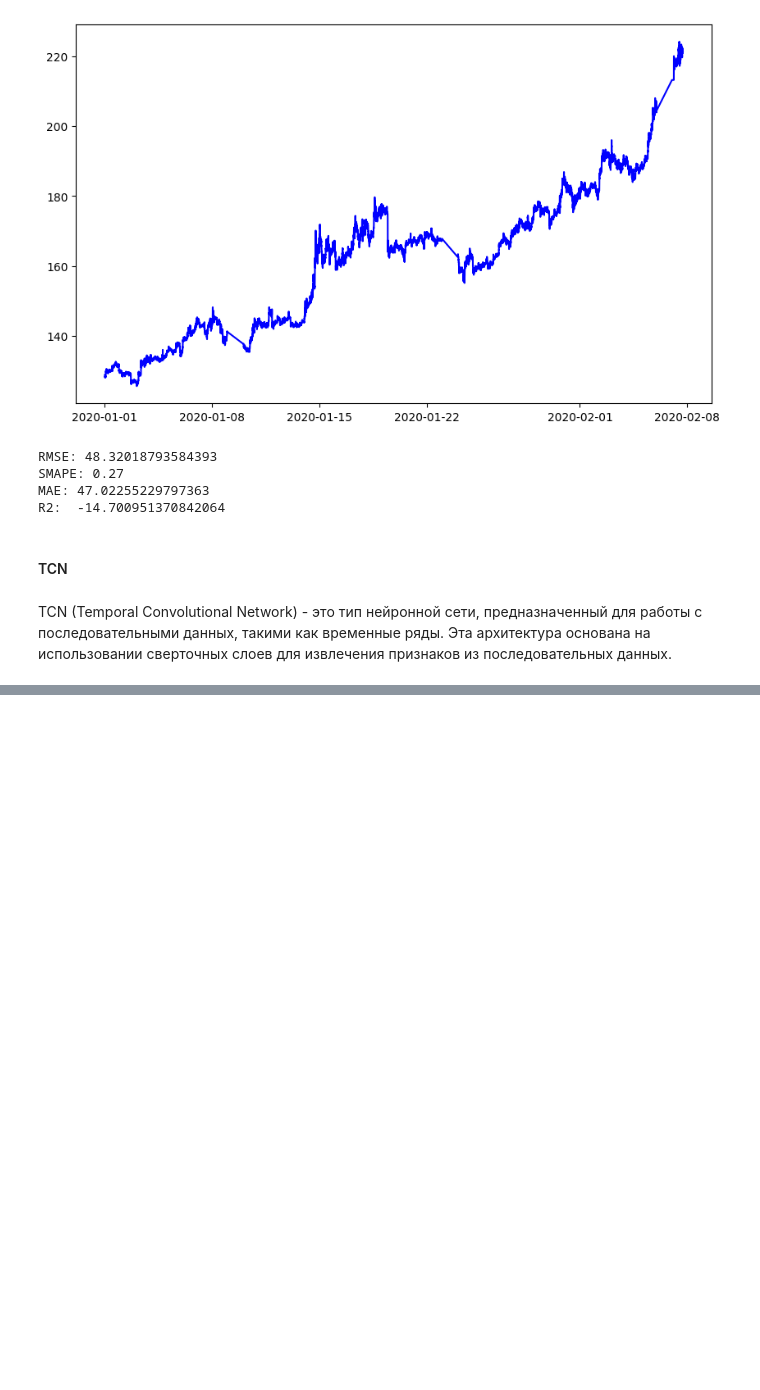
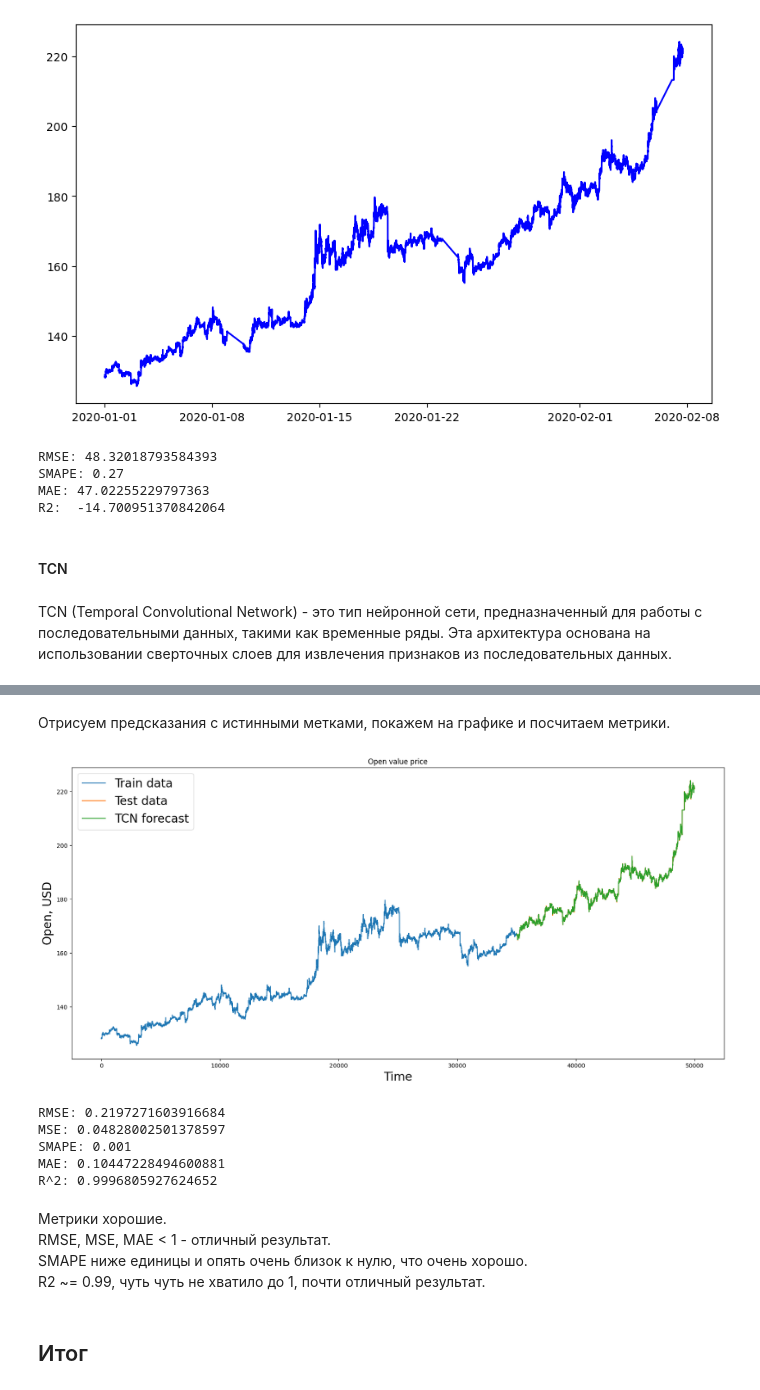
Before and after one commit to onedanoken/timeseries_homeworks, a Jupyter notebook: final_project/final_project.ipynb, the cells around one changed output, grey strips where cells are left out. Cells and saved outputs as stored; diff of their text form; code cells hidden in the pictures; blank space fills up the shorter version.

```diff
--- a/final_project/final_project.ipynb
+++ b/final_project/final_project.ipynb
@@ -1076,0 +1091,5 @@ TCN (Temporal Convolutional Network) - это тип нейронной сети
+# %%
+x_train = x[0:35000]
+y_train = y[0:35000]
+x_test = x[35000:]
+y_test = y[35000:]
@@ -1079,5 +1100,12 @@ from tensorflow.keras import Input, Model
 from tensorflow.keras.layers import Dense
 from tcn import TCN
 
-df_tcn = data
+
+i = Input(shape=(lookback_window, 1))
+m = TCN()(i)
+m = Dense(1, activation='linear')(m)
+
+model = Model(inputs=[i], outputs=[m])
+model.summary()
+model.compile('adam', 'mae')
 # %% [output]
@@ -1084,0 +1127,2 @@ ImportError: Could not find the DLL(s) 'msvcp140_1.dll'. TensorFlow requires tha
+# %%
+model.fit(x_train, y_train, epochs=150, verbose=0)
@@ -1084,0 +1133,2 @@ ImportError: Could not find the DLL(s) 'msvcp140_1.dll'. TensorFlow requires tha
+# %%
+y_pred = model.predict(x_test)
@@ -1084,0 +1137,47 @@ ImportError: Could not find the DLL(s) 'msvcp140_1.dll'. TensorFlow requires tha
+# %% [markdown]
+Отрисуем предсказания с истинными метками, покажем на графике и посчитаем метрики.
+# %%
+fig = plt.figure(figsize=(20, 9))
+dur = len(y_pred)
+size = int(len(x_train))
+
+plt.plot([i for i in range(0, size)], y_train, label='Train data')
+plt.plot([i for i in range(size - 1, size - 1 + dur)], y_test, label='Test data')
+plt.plot([i for i in range(size - 1, size - 1 + dur)], y_pred, label='TCN forecast')
+plt.legend(fontsize="20")
+plt.title('Open value price')
+plt.ylabel('Open, USD', fontsize="20")
+plt.xlabel('Time', fontsize="20")
+plt.show()
+
+def smape_score(actual, predicted) -> float:
+    if not all([isinstance(actual, np.ndarray),
+                isinstance(predicted, np.ndarray)]):
+        actual, predicted = np.array(actual), np.array(predicted)
+
+    return round(
+        np.mean(
+            np.abs(predicted - actual) /
+            ((np.abs(predicted) + np.abs(actual)) / 2)
+        ), 3
+    )
+
+print("RMSE:", np.sqrt(mean_squared_error(y_test, y_pred)))
+print("MSE:", mean_squared_error(y_test, y_pred))
+print("SMAPE:", smape_score(y_test, y_pred))
+print("MAE:", mean_absolute_error(y_test, y_pred))
+print("R^2:", r2_score(y_test, y_pred))
+# %% [output]
+[figure, added]
+RMSE: 0.2197271603916684
+MSE: 0.04828002501378597
+SMAPE: 0.001
+MAE: 0.10447228494600881
+R^2: 0.9996805927624652
+# %% [markdown]
+Метрики хорошие.<br>
+RMSE, MSE, MAE < 1 - отличный результат.<br>
+SMAPE ниже единицы и опять очень близок к нулю, что очень хорошо.<br>
+R2 ~= 0.99, чуть чуть не хватило до 1, почти отличный результат.<br>
+# %% [markdown]
+## Итог
```
Also changed, not shown: parts of 12 cells of this notebook.
